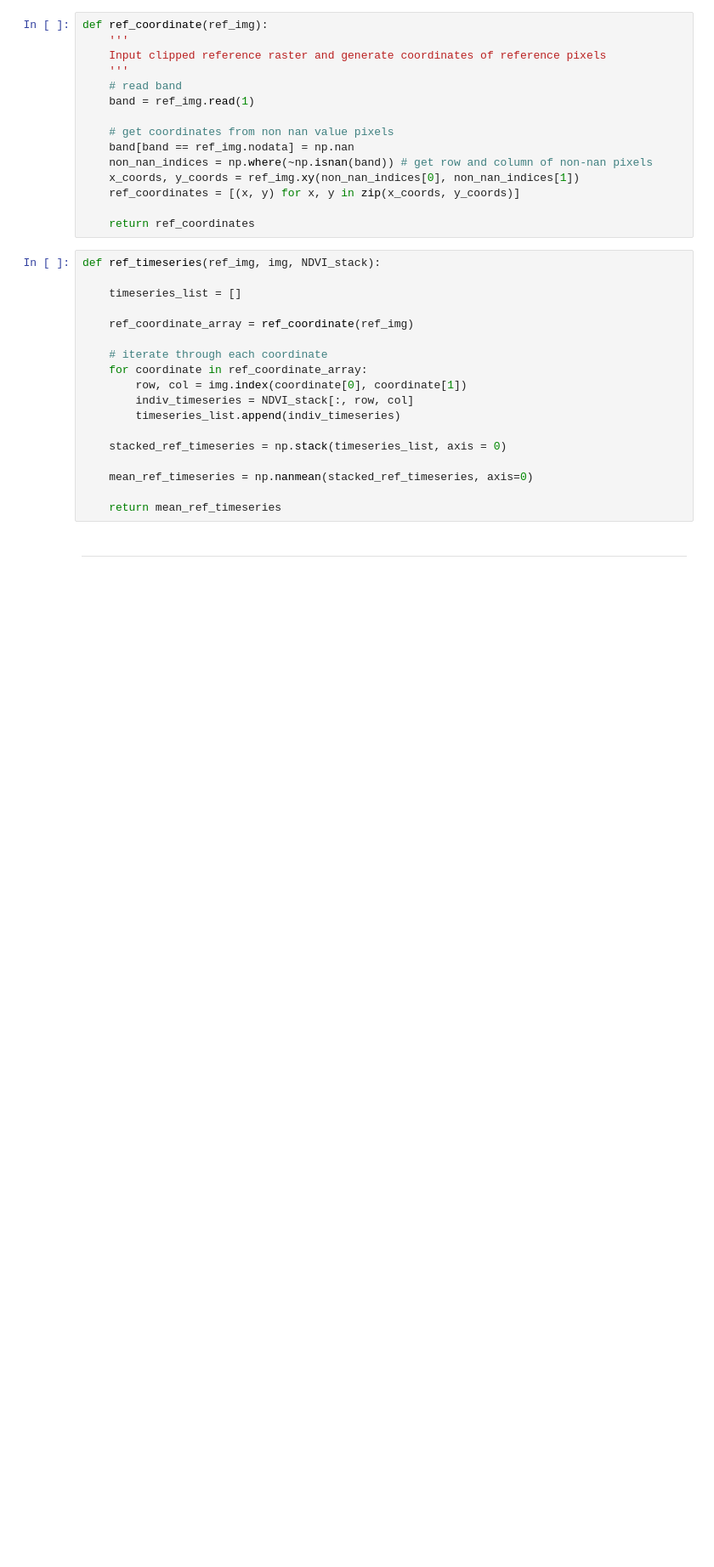
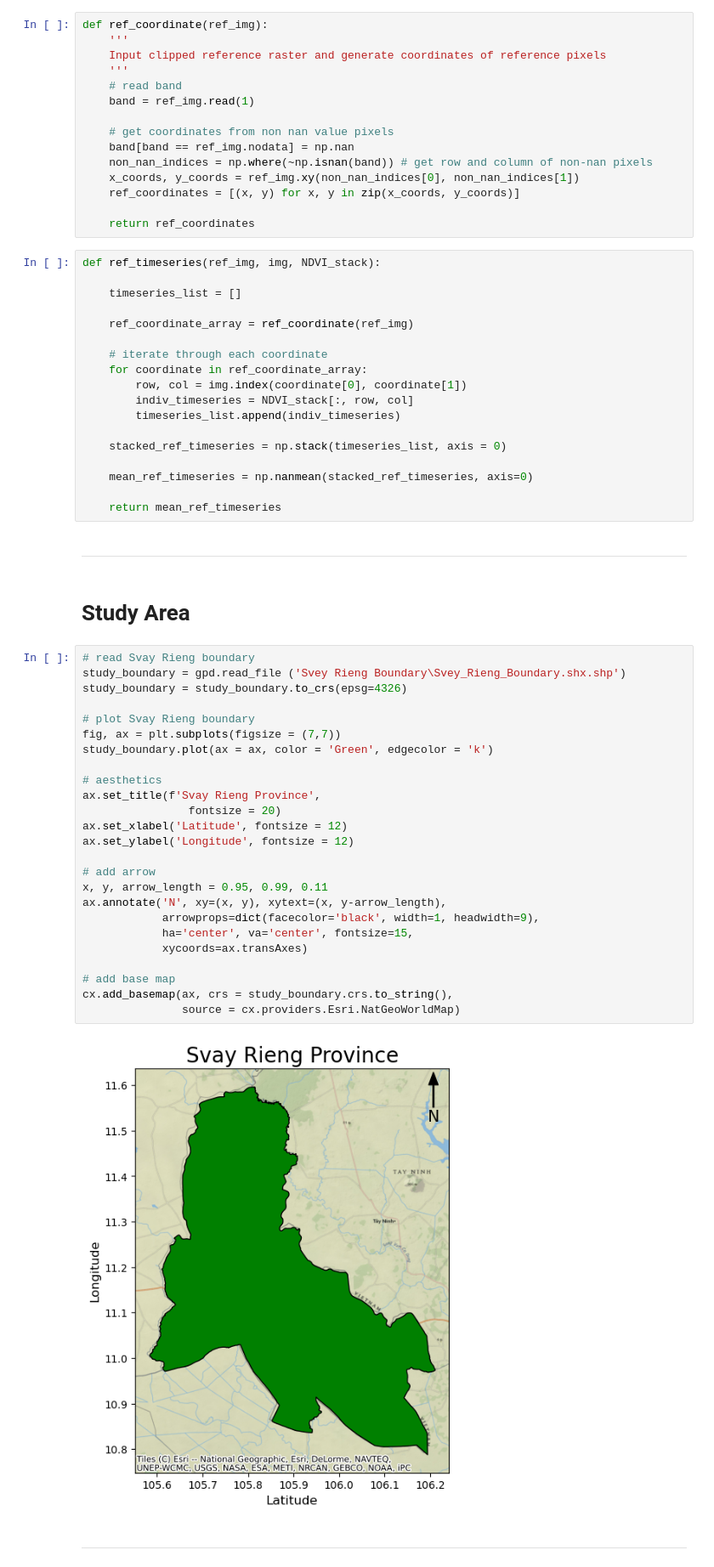
Before and after one commit to varosak/RemoteSensingProject, a Jupyter notebook: Pixel processing.ipynb, the cells around one changed output. Shown at 85% size. Saved outputs shown, nothing was run; the diff lists cells and outputs as text; blank space fills up the shorter version.

```diff
--- a/Pixel processing.ipynb
+++ b/Pixel processing.ipynb
@@ -147,6 +148,37 @@ def ref_timeseries(ref_img, img, NDVI_stack):
     mean_ref_timeseries = np.nanmean(stacked_ref_timeseries, axis=0)
 
     return mean_ref_timeseries
+# %% [markdown]
+-------------------------------------------------------
+# %% [markdown]
+# Study Area
+# %%
+# read Svay Rieng boundary
+study_boundary = gpd.read_file ('Svey Rieng Boundary\Svey_Rieng_Boundary.shx.shp')
+study_boundary = study_boundary.to_crs(epsg=4326)
+
+# plot Svay Rieng boundary
+fig, ax = plt.subplots(figsize = (7,7))
+study_boundary.plot(ax = ax, color = 'Green', edgecolor = 'k')
+
+# aesthetics
+ax.set_title(f'Svay Rieng Province',
+                fontsize = 20)
+ax.set_xlabel('Latitude', fontsize = 12)
+ax.set_ylabel('Longitude', fontsize = 12)
+
+# add arrow
+x, y, arrow_length = 0.95, 0.99, 0.11
+ax.annotate('N', xy=(x, y), xytext=(x, y-arrow_length),
+            arrowprops=dict(facecolor='black', width=1, headwidth=9),
+            ha='center', va='center', fontsize=15,
+            xycoords=ax.transAxes)
+
+# add base map
+cx.add_basemap(ax, crs = study_boundary.crs.to_string(),
+               source = cx.providers.Esri.NatGeoWorldMap)
+# %% [output]
+[figure, added]
 # %% [markdown]
 ------------------------------------------------------------------------------------
 # %% [markdown]
```
Also changed, not shown: parts of 5 cells of this notebook, 1 other file.
